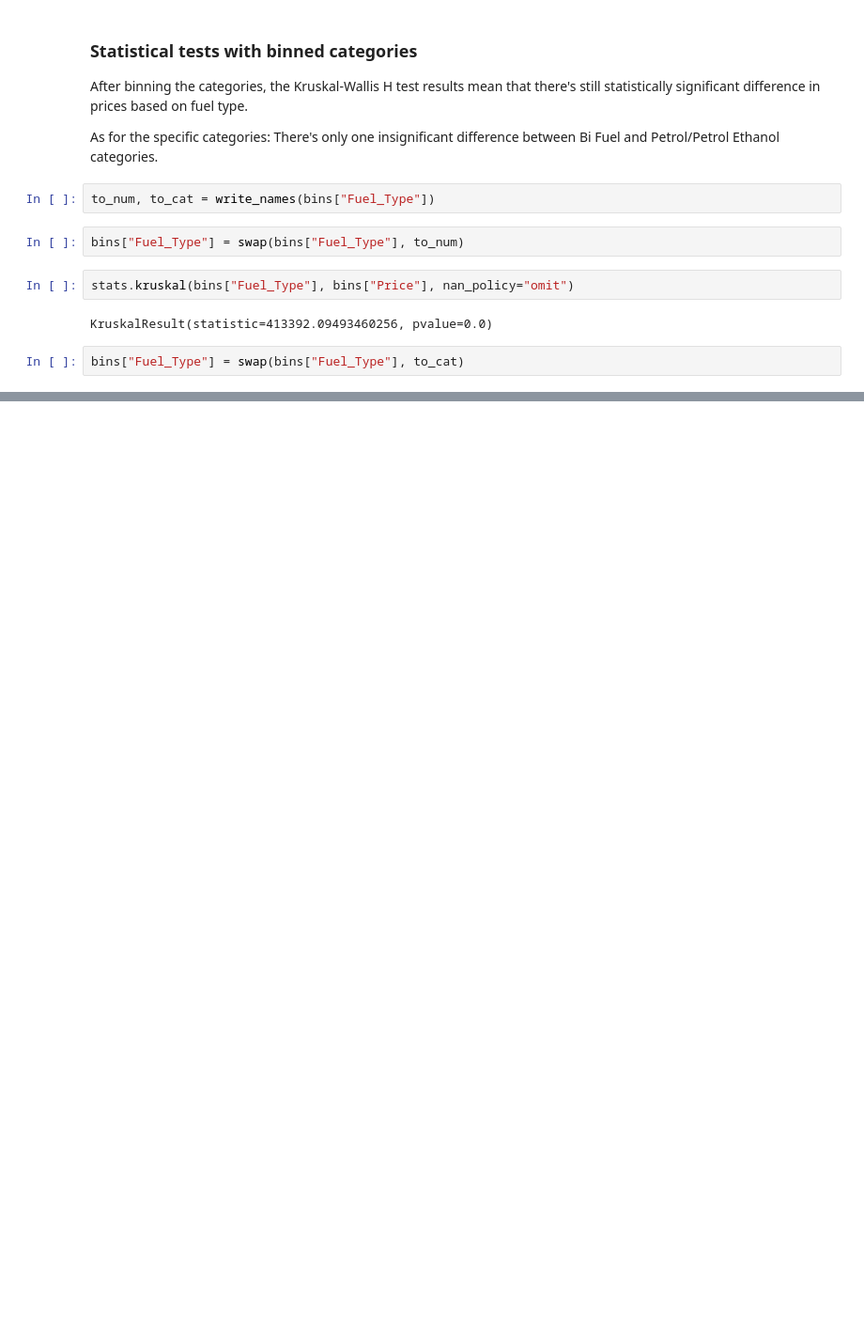
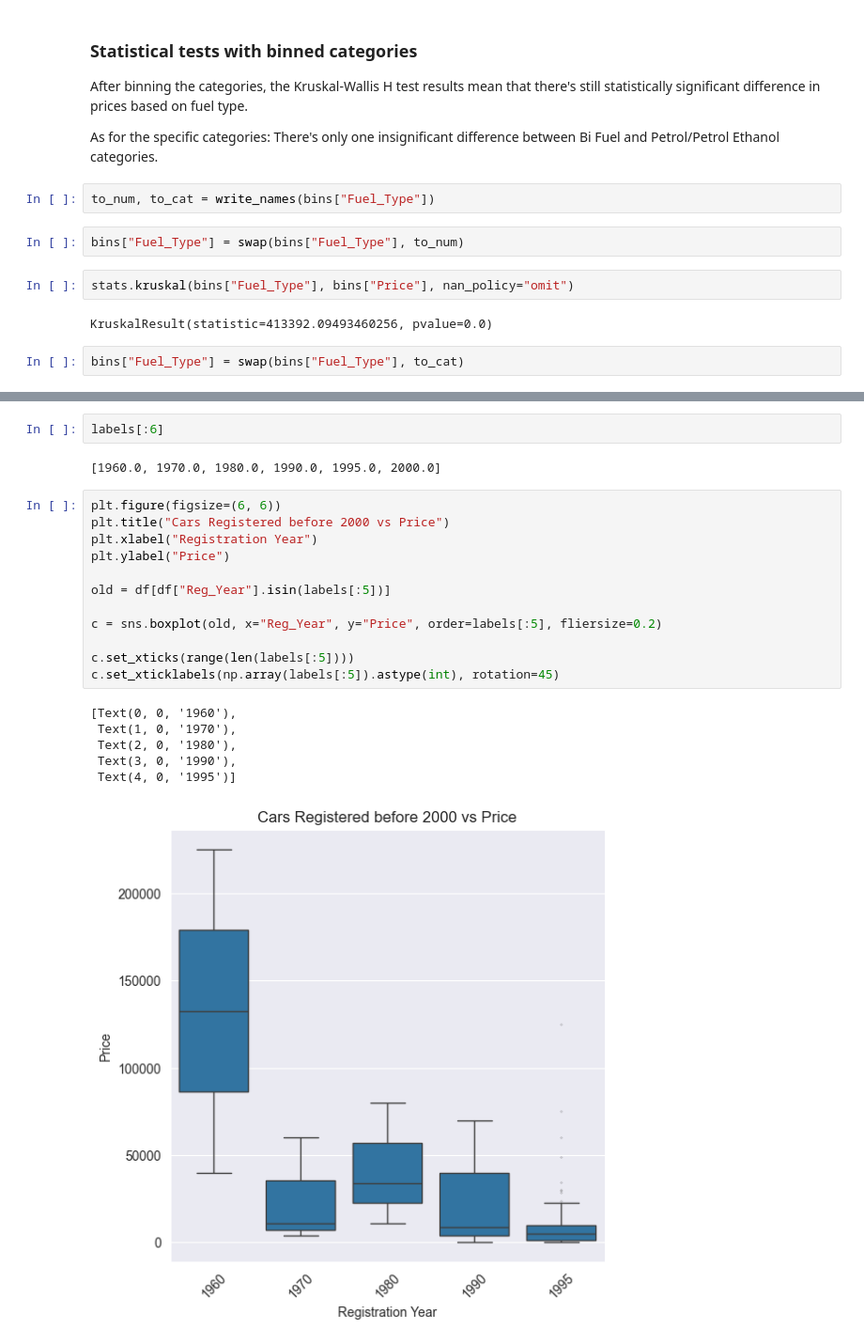
Before and after one commit to maciej-polcyn/data-processing-capstone-project, a Jupyter notebook: report.ipynb, the cells around one changed output, grey strips where cells are left out. Shown at 94% size. Saved outputs shown, nothing was run; the diff lists cells and outputs as text; blank space fills up the shorter version.

```diff
--- a/report.ipynb
+++ b/report.ipynb
@@ -392,0 +451,23 @@ plt.show()
+# %%
+labels[:6]
+# %% [output]
+[1960.0, 1970.0, 1980.0, 1990.0, 1995.0, 2000.0]
+# %%
+plt.figure(figsize=(6, 6))
+plt.title("Cars Registered before 2000 vs Price")
+plt.xlabel("Registration Year")
+plt.ylabel("Price")
+
+old = df[df["Reg_Year"].isin(labels[:5])]
+
+c = sns.boxplot(old, x="Reg_Year", y="Price", order=labels[:5], fliersize=0.2)
+
+c.set_xticks(range(len(labels[:5])))
+c.set_xticklabels(np.array(labels[:5]).astype(int), rotation=45)
+# %% [output]
+[Text(0, 0, '1960'),
+ Text(1, 0, '1970'),
+ Text(2, 0, '1980'),
+ Text(3, 0, '1990'),
+ Text(4, 0, '1995')]
+[figure, added]
```
Also changed, not shown: parts of 12 cells of this notebook.
